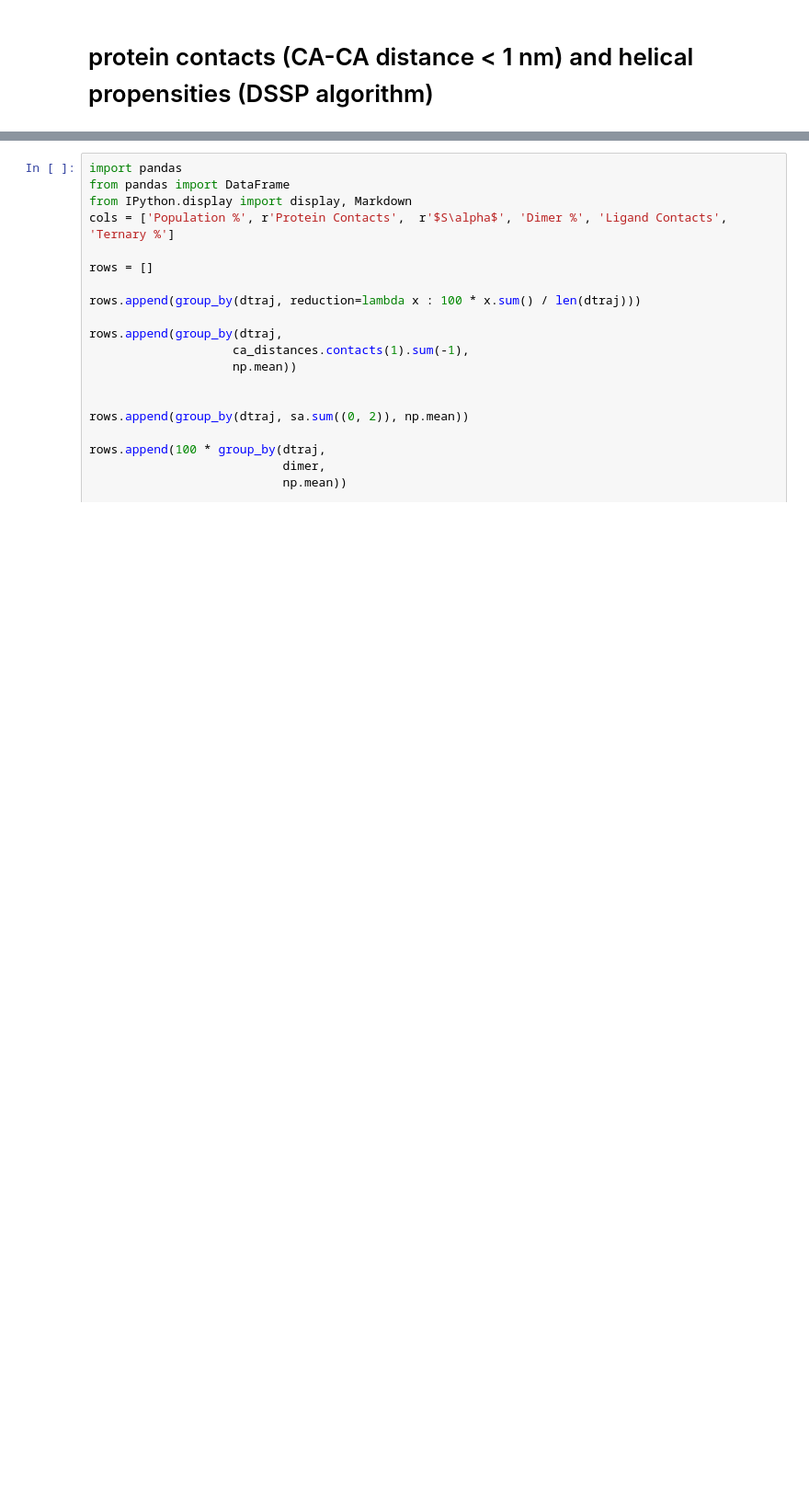
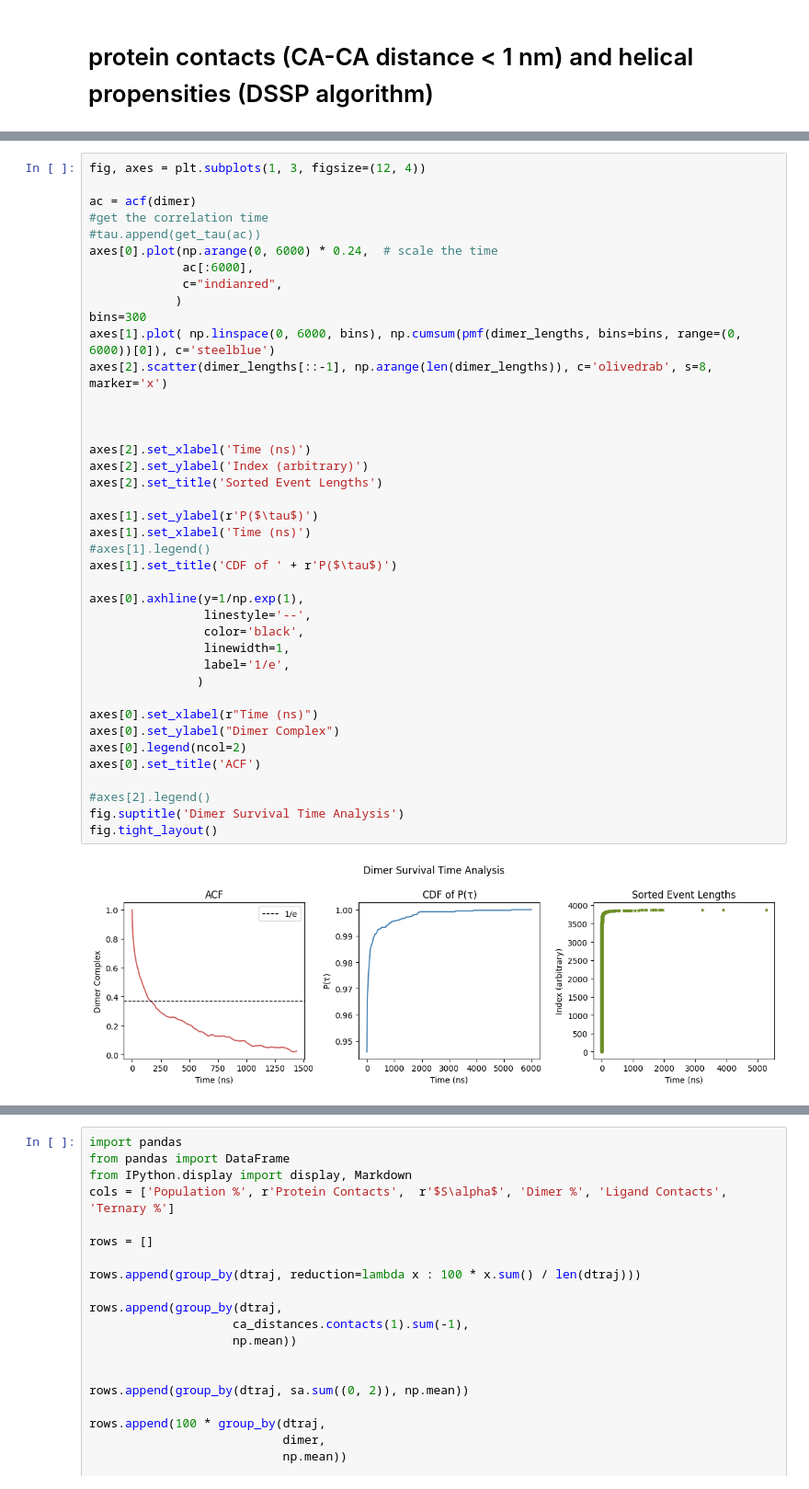
Before and after one commit to tommysisk/tommy_dimer_repo, a Jupyter notebook: APO.ipynb, the cells around one changed output, grey strips where cells are left out. Shown at 92% size. Drawn from its saved outputs; the diff is of its cells as text; blank space fills up the shorter version.

```diff
--- a/APO.ipynb
+++ b/APO.ipynb
@@ -339,6 +358,48 @@ for i, frames in enumerate(frames_cl):
 [figure]
 [figure]
 [figure]
+# %%
+fig, axes = plt.subplots(1, 3, figsize=(12, 4))
+
+ac = acf(dimer)
+#get the correlation time
+#tau.append(get_tau(ac))
+axes[0].plot(np.arange(0, 6000) * 0.24,  # scale the time
+             ac[:6000],
+             c="indianred",
+            )
+bins=300
+axes[1].plot( np.linspace(0, 6000, bins), np.cumsum(pmf(dimer_lengths, bins=bins, range=(0, 6000))[0]), c='steelblue')
+axes[2].scatter(dimer_lengths[::-1], np.arange(len(dimer_lengths)), c='olivedrab', s=8, marker='x')
+
+
+
+axes[2].set_xlabel('Time (ns)')
+axes[2].set_ylabel('Index (arbitrary)')
+axes[2].set_title('Sorted Event Lengths')
+
+axes[1].set_ylabel(r'P($\tau$)')
+axes[1].set_xlabel('Time (ns)')
+#axes[1].legend()
+axes[1].set_title('CDF of ' + r'P($\tau$)')
+
+axes[0].axhline(y=1/np.exp(1),
+                linestyle='--',
+                color='black',
+                linewidth=1,
+                label='1/e',
+               )
+
+axes[0].set_xlabel(r"Time (ns)")
+axes[0].set_ylabel("Dimer Complex")
+axes[0].legend(ncol=2)
+axes[0].set_title('ACF')
+
+#axes[2].legend()
+fig.suptitle('Dimer Survival Time Analysis')
+fig.tight_layout()
+# %% [output]
+[figure, added]
 # %%
 import seaborn as sns
 fig, axes = plt.subplots(2,2, figsize=(8, 4))
```
Also changed, not shown: parts of 5 cells of this notebook, 2 other files.
